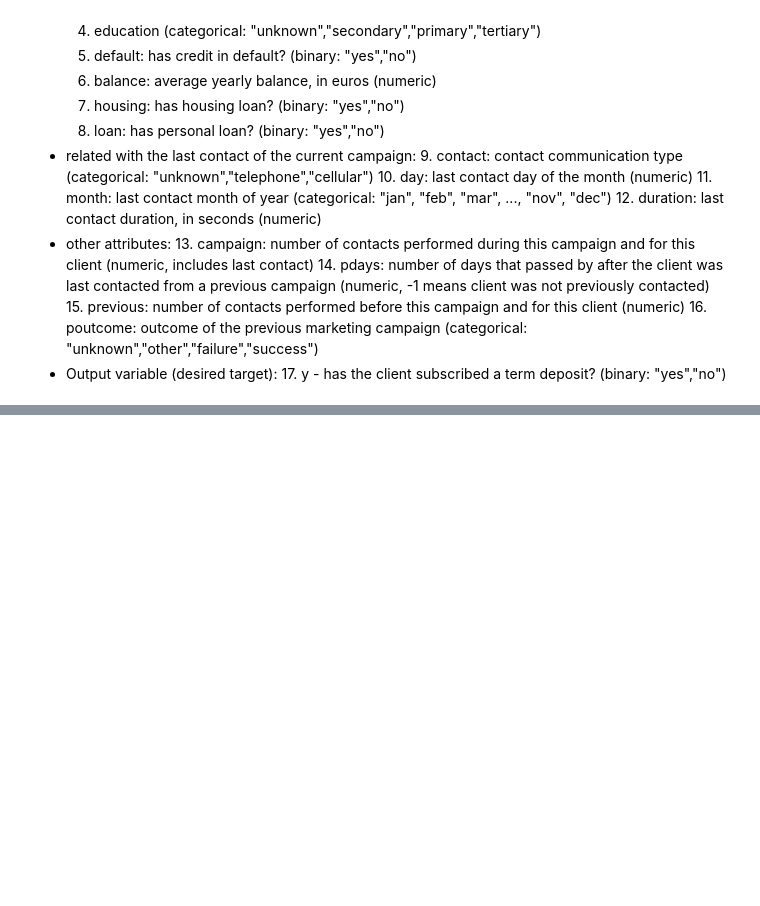
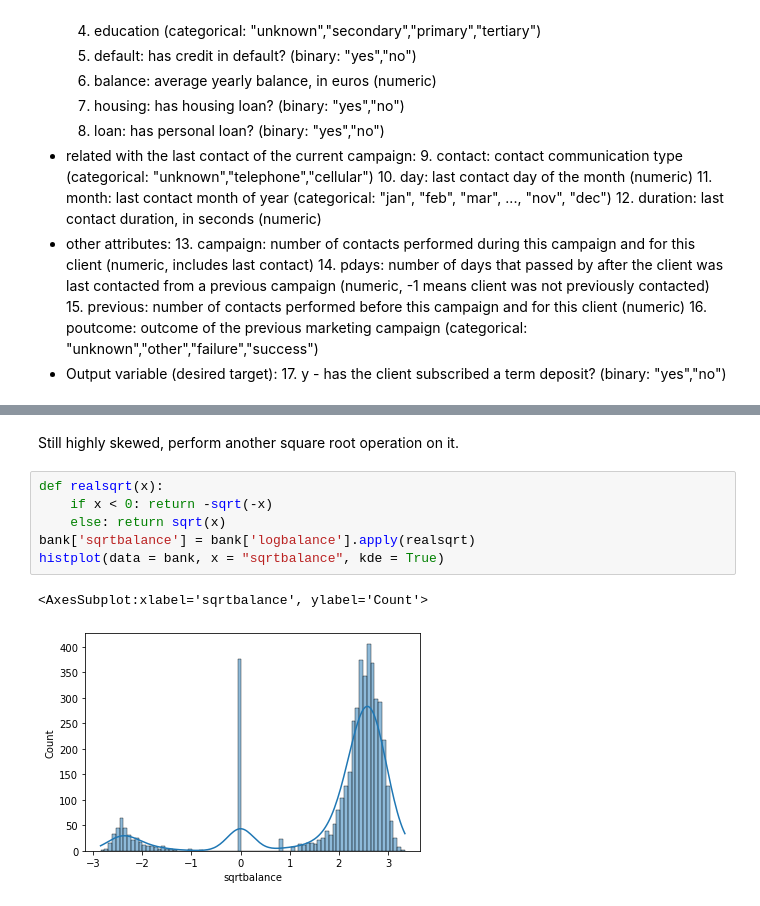
Before and after one commit to BerylliuMM2000/BankMarketing, a Jupyter notebook: Bank-Marketing-Campaign.ipynb, the cells around one changed output, grey strips where cells are left out. Cells and saved outputs as stored; diff of their text form; blank space fills up the shorter version.

```diff
--- a/Bank-Marketing-Campaign.ipynb
+++ b/Bank-Marketing-Campaign.ipynb
@@ -85,0 +127,11 @@ No null values are presented
+# %% [markdown]
+Still highly skewed, perform another square root operation on it.
+# %%
+def realsqrt(x):
+    if x < 0: return -sqrt(-x)
+    else: return sqrt(x)
+bank['sqrtbalance'] = bank['logbalance'].apply(realsqrt)
+histplot(data = bank, x = "sqrtbalance", kde = True)
+# %% [output]
+<AxesSubplot:xlabel='sqrtbalance', ylabel='Count'>
+[figure, added]
```
Also changed, not shown: parts of 17 cells of this notebook.
